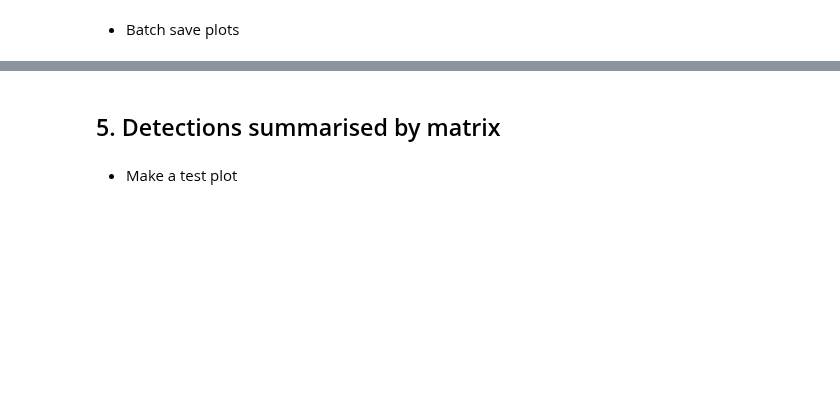
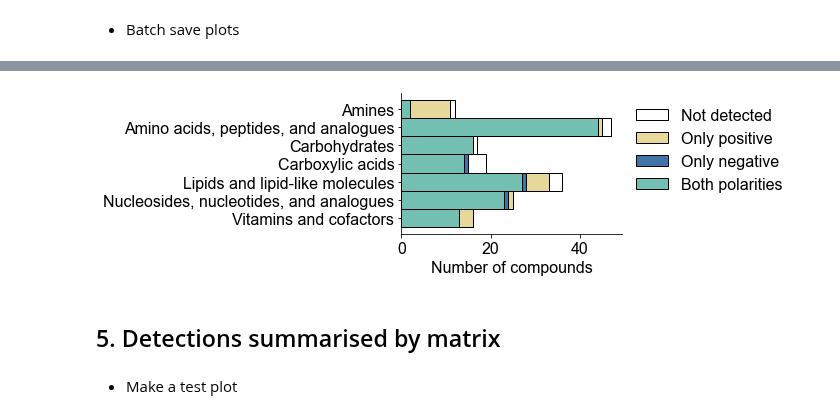
Before and after one commit to saharuka/metabolite_detectability, a Jupyter notebook: matrix_comparison/6_plots/q2c_number_of_detections.ipynb, the cells around one changed output, grey strips where cells are left out. Cells and saved outputs as stored; diff of their text form; code cells hidden in the pictures; blank space fills up the shorter version.

```diff
--- a/matrix_comparison/6_plots/q2c_number_of_detections.ipynb
+++ b/matrix_comparison/6_plots/q2c_number_of_detections.ipynb
@@ -592,6 +516,7 @@ for neutral_losses in [['']]: #[None, [''], 'only_nl']:
 
         # Map data to classification
         detection_df = plot_data[['name_short', 'detected_by_n_methods']]
+        detection_df.columns = detection_df.columns.get_level_values(0)
         detection_df['detected'] = detection_df['detected_by_n_methods'] > 0
         detection_df['detected'] = ['Yes' if x==True else 'No' for x in detection_df['detected']]
         stacked_data = fine_class_map_sorted.merge(detection_df, how='left', on='name_short')
@@ -634,11 +541,12 @@ coarse_class_map.main_coarse_class = pd.Categorical(coarse_class_map.main_coarse
 # %%
 # Prepare data
 plot_data = prep_plot_data(data=df,
-                      polarity='negative',
+                      polarity=None,
                       neutral_losses=[''])
 
 # Map data to classification
 detection_df = plot_data[['name_short', 'detected_by_n_methods']]
+detection_df.columns = detection_df.columns.get_level_values(0)
 detection_df['detected'] = detection_df['detected_by_n_methods'] > 0
 detection_df['detected'] = ['Yes' if x==True else 'No' for x in detection_df['detected']]
 plot_data = coarse_class_map.merge(detection_df, how='left', on='name_short')
@@ -683,6 +580,7 @@ for neutral_losses in [['']]: #[None, [''], 'only_nl']:
 
         # Map data to classification
         detection_df = plot_data[['name_short', 'detected_by_n_methods']]
+        detection_df.columns = detection_df.columns.get_level_values(0)
         detection_df['detected'] = detection_df['detected_by_n_methods'] > 0
         detection_df['detected'] = ['Yes' if x==True else 'No' for x in detection_df['detected']]
         stacked_data = coarse_class_map.merge(detection_df, how='left', on='name_short')
@@ -694,5 +592,5 @@ for neutral_losses in [['']]: #[None, [''], 'only_nl']:
 
         # Save the plot
         p.save(p_out / "detection_per_chemical_class" / f"TEST{fname}.png")
-#         save_as_pdf_pages([p], p_out / "detection_per_chemical_class" / f"{fname}.pdf")
-#         plt.close()
+        save_as_pdf_pages([p], p_out / "detection_per_chemical_class" / f"{fname}.pdf")
+        plt.close()
@@ -716,0 +599,14 @@ See the caveats in the documentation: https://pandas.pydata.org/pandas-docs/stab
+# %%
+def prep_plot_data(data, polarity=None, neutral_losses=None, threshold = 0.8):
+    '''
+    '''
+    data = filter_data(data, polarity=polarity, neutral_losses=neutral_losses)
+    data['detectability'] = data.pred_val >= threshold
+    data = data.pivot_table(index=['name_short', 'Polarity'],
+                          columns='Matrix short',
+                          values='detectability',
+                          aggfunc='max',
+                          fill_value=False)
+    data = sum_detections_per_metabolite(data)
+
+    return data
@@ -716,0 +654,21 @@ See the caveats in the documentation: https://pandas.pydata.org/pandas-docs/stab
+# %%
+palette={'Not detected':'white',
+        'Only negative':'#004488',
+        'Only positive':'#DDCC77',
+        'Both polarities':'#44AA99'}
+
+plt.figure(figsize = (10,3))
+m = sns.histplot(data=plot_data,
+                 y='main_coarse_class',
+                 stat='count',
+                 hue='Label',
+                 multiple='stack',
+                 palette=palette
+                )
+m.invert_yaxis()
+m.set(xlabel="Number of compounds", ylabel="")
+sns.move_legend(m, "upper left", bbox_to_anchor=(1, 1), title='', frameon=False)
+sns.despine()
+plt.tight_layout()
+# %% [output]
+[figure, added]
```
Also changed, not shown: parts of 25 cells of this notebook, 35 other files.
